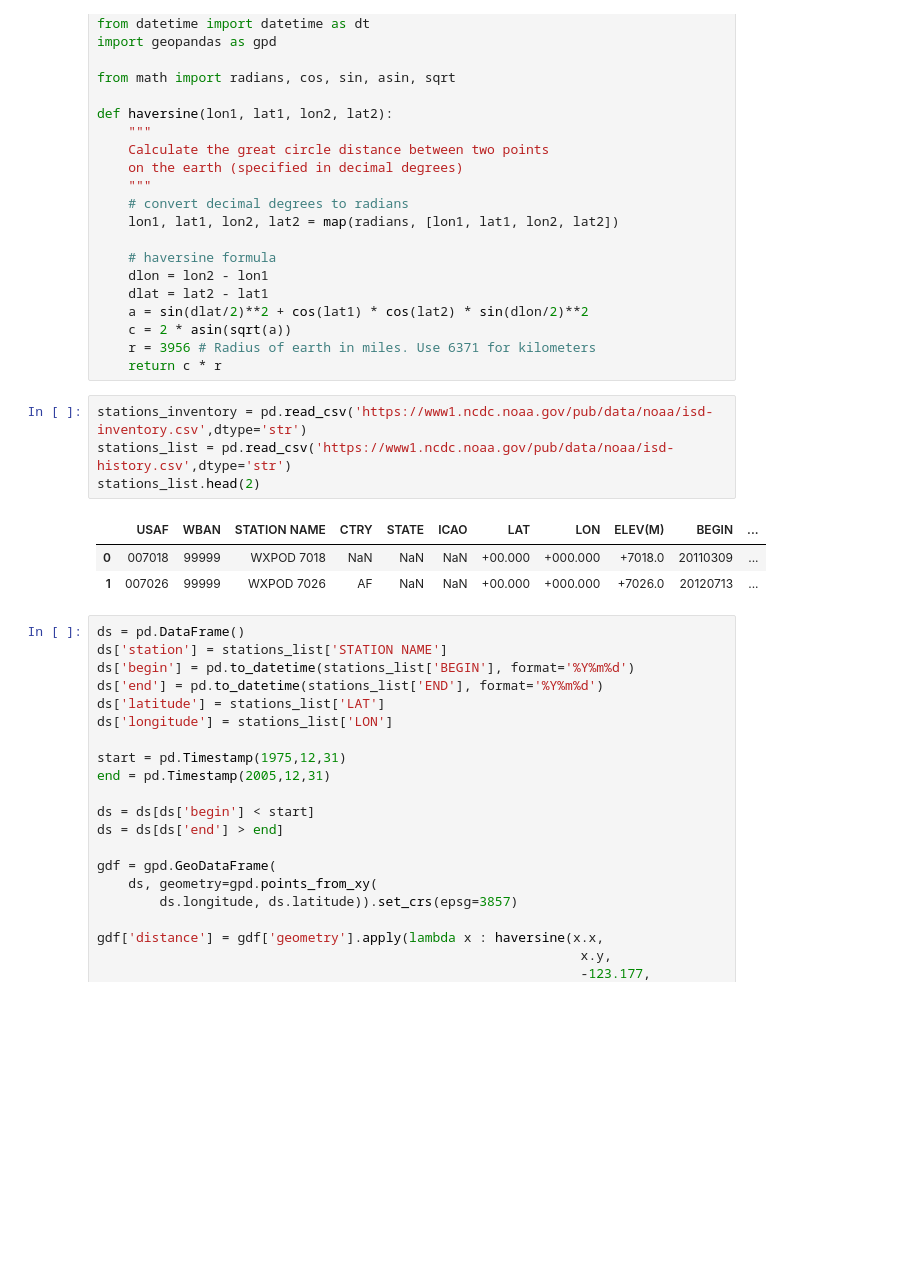
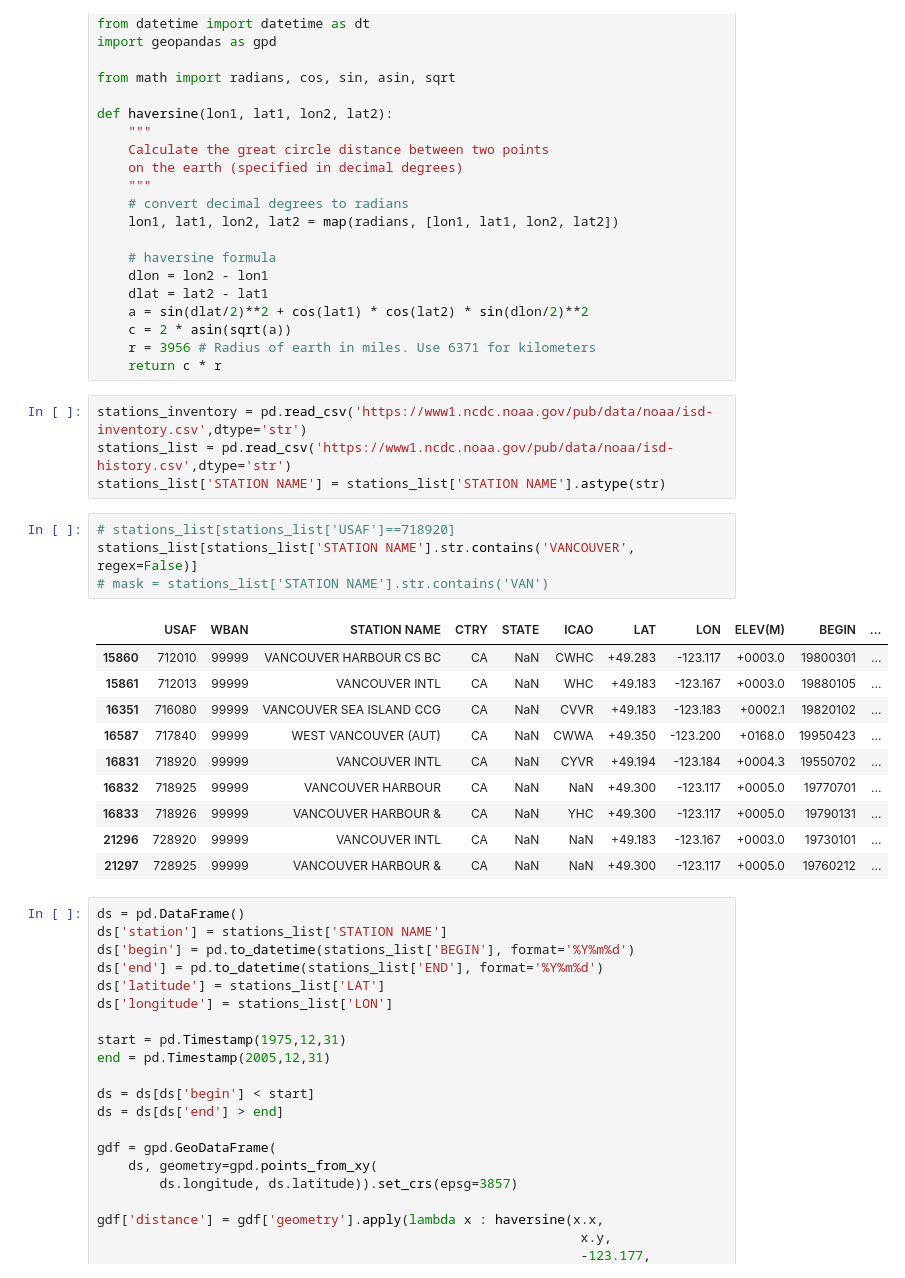
Before and after one commit to justinfmccarty/epwmorph, a Jupyter notebook: notebooks/NOAA Station Data API.ipynb, the cells around one changed output. Cells and saved outputs as stored; diff of their text form; blank space fills up the shorter version.

```diff
--- a/notebooks/NOAA Station Data API.ipynb
+++ b/notebooks/NOAA Station Data API.ipynb
@@ -49,11 +49,22 @@ def haversine(lon1, lat1, lon2, lat2):
 # %%
 stations_inventory = pd.read_csv('https://www1.ncdc.noaa.gov/pub/data/noaa/isd-inventory.csv',dtype='str')
 stations_list = pd.read_csv('https://www1.ncdc.noaa.gov/pub/data/noaa/isd-history.csv',dtype='str')
-stations_list.head(2)
+stations_list['STATION NAME'] = stations_list['STATION NAME'].astype(str)
-# %% [output]
-|  | USAF | WBAN | STATION NAME | CTRY | STATE | ICAO | LAT | LON | ELEV(M) | BEGIN | ... |
-| 0 | 007018 | 99999 | WXPOD 7018 | NaN | NaN | NaN | +00.000 | +000.000 | +7018.0 | 20110309 | ... |
-| 1 | 007026 | 99999 | WXPOD 7026 | AF | NaN | NaN | +00.000 | +000.000 | +7026.0 | 20120713 | ... |
+# %%
+# stations_list[stations_list['USAF']==718920]
+stations_list[stations_list['STATION NAME'].str.contains('VANCOUVER', regex=False)]
+# mask = stations_list['STATION NAME'].str.contains('VAN')
+# %% [output]
+|  | USAF | WBAN | STATION NAME | CTRY | STATE | ICAO | LAT | LON | ELEV(M) | BEGIN | ... |
+| 15860 | 712010 | 99999 | VANCOUVER HARBOUR CS BC | CA | NaN | CWHC | +49.283 | -123.117 | +0003.0 | 19800301 | ... |
+| 15861 | 712013 | 99999 | VANCOUVER INTL | CA | NaN | WHC | +49.183 | -123.167 | +0003.0 | 19880105 | ... |
+| 16351 | 716080 | 99999 | VANCOUVER SEA ISLAND CCG | CA | NaN | CVVR | +49.183 | -123.183 | +0002.1 | 19820102 | ... |
+| 16587 | 717840 | 99999 | WEST VANCOUVER (AUT) | CA | NaN | CWWA | +49.350 | -123.200 | +0168.0 | 19950423 | ... |
+| 16831 | 718920 | 99999 | VANCOUVER INTL | CA | NaN | CYVR | +49.194 | -123.184 | +0004.3 | 19550702 | ... |
+| 16832 | 718925 | 99999 | VANCOUVER HARBOUR | CA | NaN | NaN | +49.300 | -123.117 | +0005.0 | 19770701 | ... |
+| 16833 | 718926 | 99999 | VANCOUVER HARBOUR & | CA | NaN | YHC | +49.300 | -123.117 | +0005.0 | 19790131 | ... |
+| 21296 | 728920 | 99999 | VANCOUVER INTL | CA | NaN | NaN | +49.183 | -123.167 | +0003.0 | 19730101 | ... |
+| 21297 | 728925 | 99999 | VANCOUVER HARBOUR & | CA | NaN | NaN | +49.300 | -123.117 | +0005.0 | 19760212 | ... |
 # %%
 ds = pd.DataFrame()
 ds['station'] = stations_list['STATION NAME']
```
Also changed, not shown: parts of 12 cells of this notebook.
